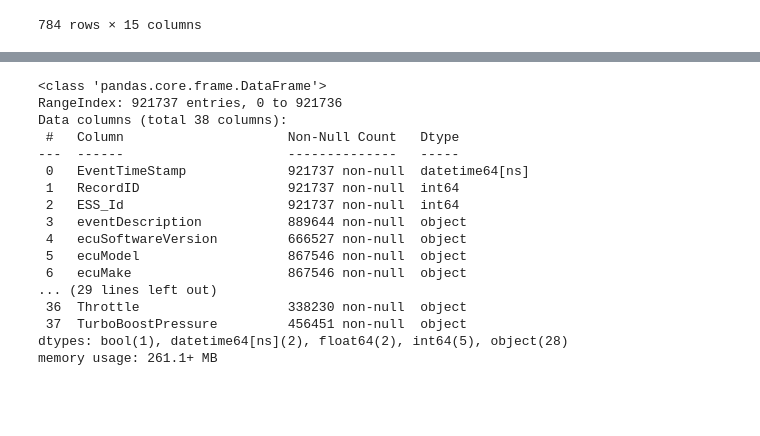
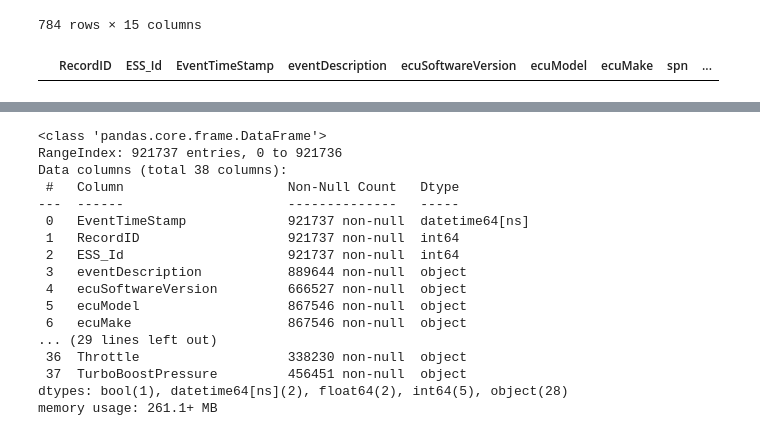
Before and after one commit to nss-data-science-cohort-5/big_g_express-rickrollers, a Jupyter notebook: notebooks/big_g_express.ipynb, the cells around one changed output, grey strips where cells are left out. Saved outputs shown, nothing was run; the diff lists cells and outputs as text; code cells hidden in the pictures; blank space fills up the shorter version.

Commit message:
messing with time like Dr Strange

```diff
--- a/notebooks/big_g_express.ipynb
+++ b/notebooks/big_g_express.ipynb
@@ -176,3 +176,7 @@ derates_list = ['1721', '1395', '1515', '1630', '1487', '1499', '1329', '1365',
        '2000', '1986', '1782', '1937', '2021', '1943', '2089', '1968',
        '1909', '1829', '1861', '2175', '2211']
 faults_cleaned = faults_cleaned[faults_cleaned['EquipmentID'].isin(derates_list)]
+# %%
+faults_cleaned[~faults_cleaned['EquipmentID'].isin(derates_list)]
+# %% [output]
+|  | RecordID | ESS_Id | EventTimeStamp | eventDescription | ecuSoftwareVersion | ecuModel | ecuMake | spn | ... |
```
Also changed, not shown: parts of 1 cell of this notebook, 2 other files.
